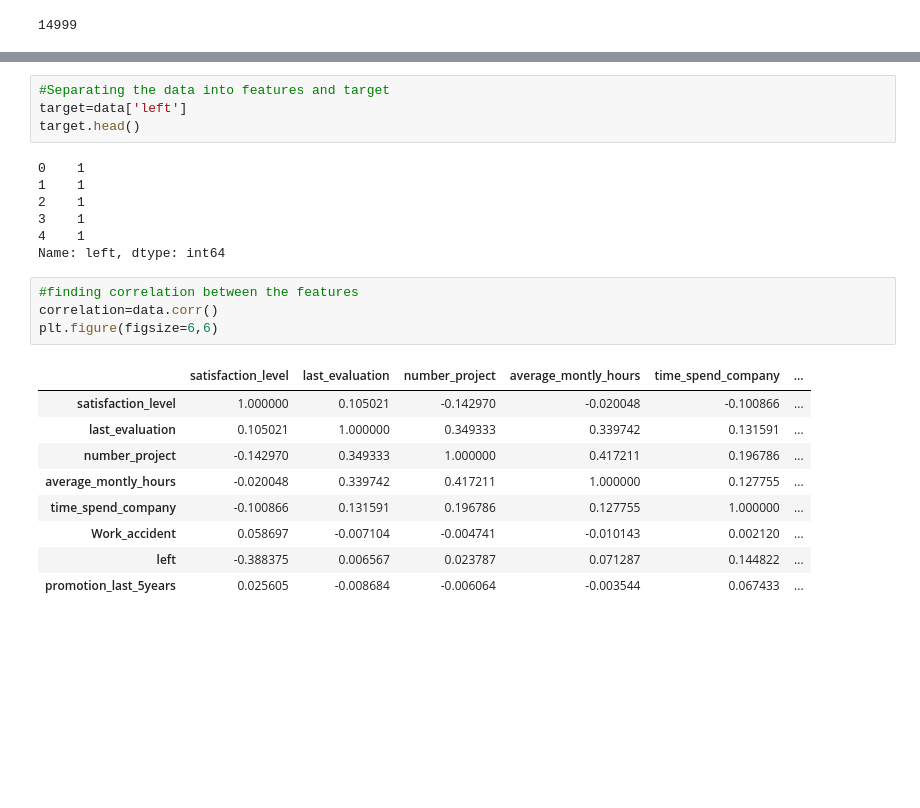
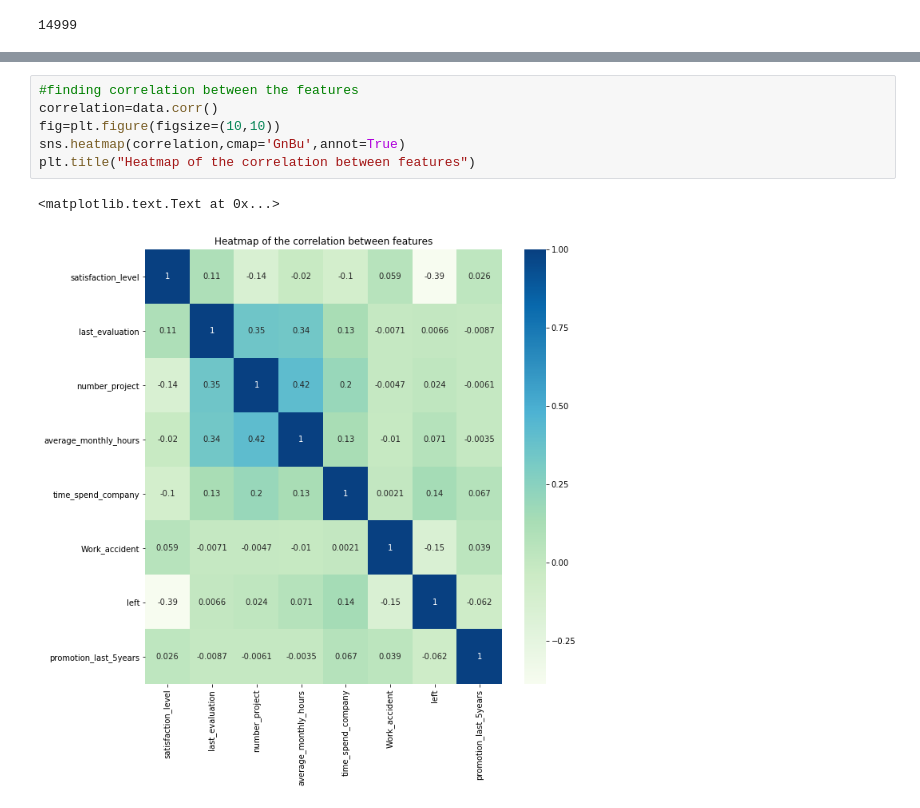
Before and after one commit to sprataps/Kaggle, a Jupyter notebook: human-resources-analytics/Human Resources .ipynb, the cells around one changed output, grey strips where cells are left out. Saved outputs shown, nothing was run; the diff lists cells and outputs as text; blank space fills up the shorter version.

```diff
--- a/human-resources-analytics/Human Resources .ipynb
+++ b/human-resources-analytics/Human Resources .ipynb
@@ -91,28 +99,12 @@ label_desc.describe()
 |  | 50% | 0.000000 | 224.000000 | 0.790000 | 4.000000 | 0.000000 | ... |
 |  | 75% | 0.000000 | 262.000000 | 0.900000 | 6.000000 | 0.000000 | ... |
 |  | max | 1.000000 | 310.000000 | 1.000000 | 7.000000 | 1.000000 | ... |
-# %%
-#Separating the data into features and target
-target=data['left']
-target.head()
-# %% [output]
-0    1
-1    1
-2    1
-3    1
-4    1
-Name: left, dtype: int64
 # %%
 #finding correlation between the features
 correlation=data.corr()
-plt.figure(figsize=6,6)
+fig=plt.figure(figsize=(10,10))
+sns.heatmap(correlation,cmap='GnBu',annot=True)
+plt.title("Heatmap of the correlation between features")
 # %% [output]
-|  | satisfaction_level | last_evaluation | number_project | average_montly_hours | time_spend_company | ... |
-| satisfaction_level | 1.000000 | 0.105021 | -0.142970 | -0.020048 | -0.100866 | ... |
-| last_evaluation | 0.105021 | 1.000000 | 0.349333 | 0.339742 | 0.131591 | ... |
-| number_project | -0.142970 | 0.349333 | 1.000000 | 0.417211 | 0.196786 | ... |
-| average_montly_hours | -0.020048 | 0.339742 | 0.417211 | 1.000000 | 0.127755 | ... |
-| time_spend_company | -0.100866 | 0.131591 | 0.196786 | 0.127755 | 1.000000 | ... |
-| Work_accident | 0.058697 | -0.007104 | -0.004741 | -0.010143 | 0.002120 | ... |
-| left | -0.388375 | 0.006567 | 0.023787 | 0.071287 | 0.144822 | ... |
-| promotion_last_5years | 0.025605 | -0.008684 | -0.006064 | -0.003544 | 0.067433 | ... |
+<matplotlib.text.Text at 0x...>
+[figure, added]
```
Also changed, not shown: parts of 21 cells of this notebook.
